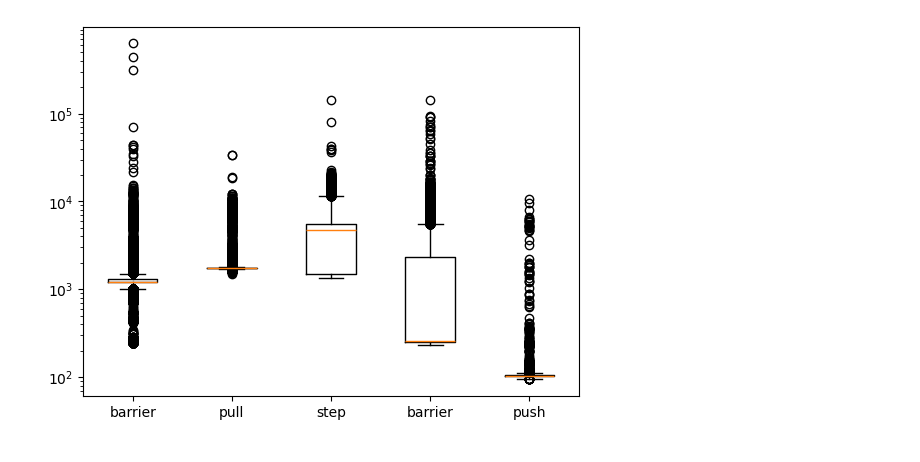
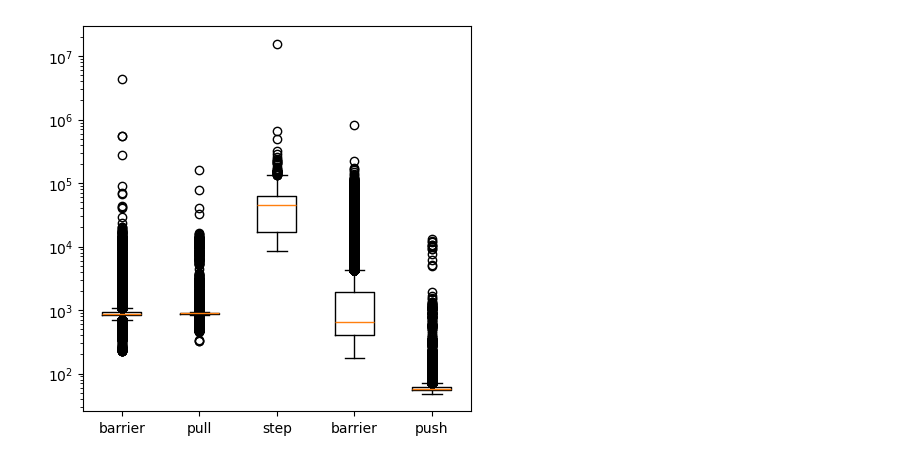
Before and after one commit to pku-liang/p2sim, a Jupyter notebook: analysis.ipynb, the cells around one changed output. Cells and saved outputs as stored; diff of their text form; code cells hidden in the pictures.

```diff
--- a/analysis.ipynb
+++ b/analysis.ipynb
@@ -34,5 +42,6 @@ plt.show()
 # %%
-plt.boxplot(cost[0, 600000:], tick_labels=['barrier', 'pull', 'step', 'barrier', 'push'])
+plt.figure(figsize=(5,5))
+plt.boxplot(cost[0, :], tick_labels=['barrier', 'pull', 'step', 'barrier', 'push'])
 plt.yscale('log')
 # %% [output]
-[figure, old version]
+[figure, new version]
```
Also changed, not shown: parts of 3 cells of this notebook, 20 other files.
